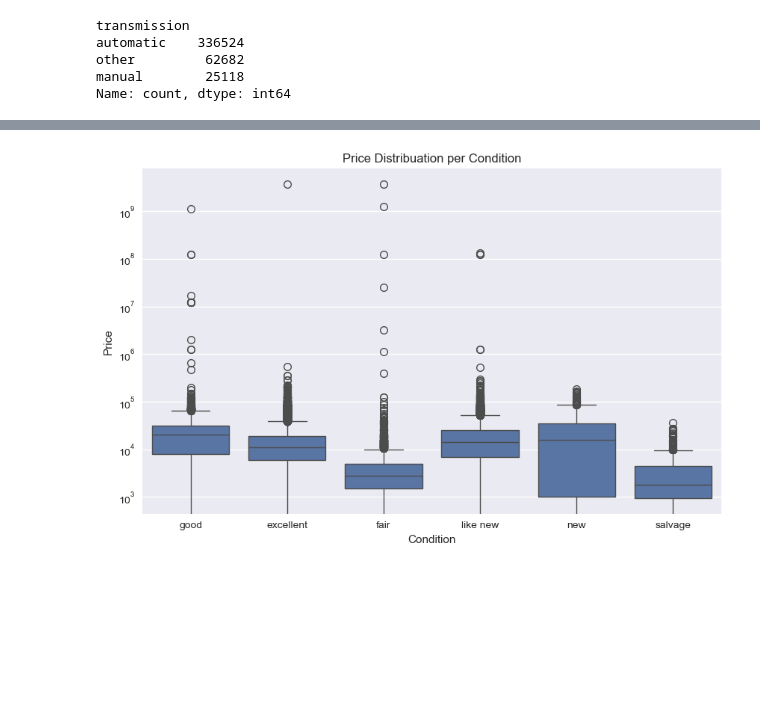
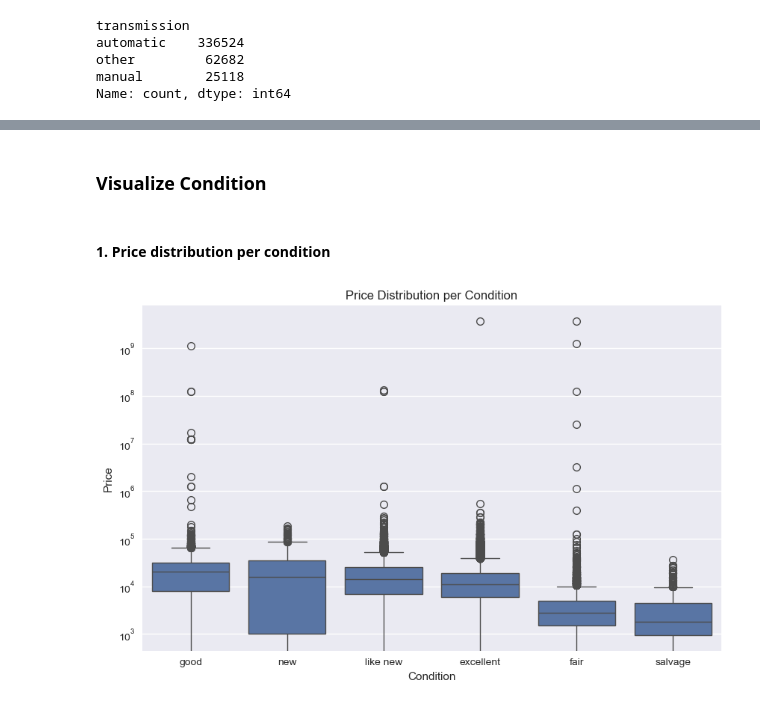
Before and after one commit to omarade/UsedCarsPricePrediction, a Jupyter notebook: used-cars-price-prediction.ipynb, the cells around one changed output, grey strips where cells are left out. Cells and saved outputs as stored; diff of their text form; code cells hidden in the pictures; blank space fills up the shorter version.

```diff
--- a/used-cars-price-prediction.ipynb
+++ b/used-cars-price-prediction.ipynb
@@ -73,0 +76,6 @@ from sklearn.metrics import mean_absolute_error, mean_squared_log_error, r2_scor
+# %%
+# Import the dataset
+df = pd.read_csv("data/vehicles.csv", low_memory=False, parse_dates=["year"])
+
+df.drop(columns=["VIN", "lat", "long", "url", "region_url", "image_url"], inplace=True)
+df
@@ -283,0 +615,10 @@ ax.set(title="Car Price vs Manufacture Year", xlabel="Year", ylabel='Price in $'
+# %%
+df_temp["posting_year"] = df_temp.posting_date.dt.year
+fig, ax = plt.subplots(figsize=(12, 8))
+ax.scatter(df_temp['posting_year'], df['price']);
+ax.set_yscale('log')
+
+# Customize the plot
+ax.set(title="Car Price vs Posting Year", xlabel="Posting Year", ylabel='Price in $');
+# Set the limits for the x-axis to zoom in (e.g., 1990 to 2025)
+ax.set_xlim(2018, 2024);
@@ -709,11 +1152,9 @@ plt.show()
+# %% [markdown]
+### Visualize Condition
+# %% [markdown]
+#### 1. Price distribution per condition
 # %%
 # Box plot
-plt.figure(figsize=(10, 6))
-ax = sns.boxplot(x='condition', y='price', data=df_temp)
-plt.title('Price Distribuation per Condition')
-plt.xlabel('Condition')
-plt.ylabel('Price')
-ax.set_yscale('log')
-plt.show()
+plot_price_distribution_per_column("condition", df_temp)
 # %% [output]
-[figure, old version]
+[figure, new version]
```
Also changed, not shown: parts of 259 cells of this notebook.
